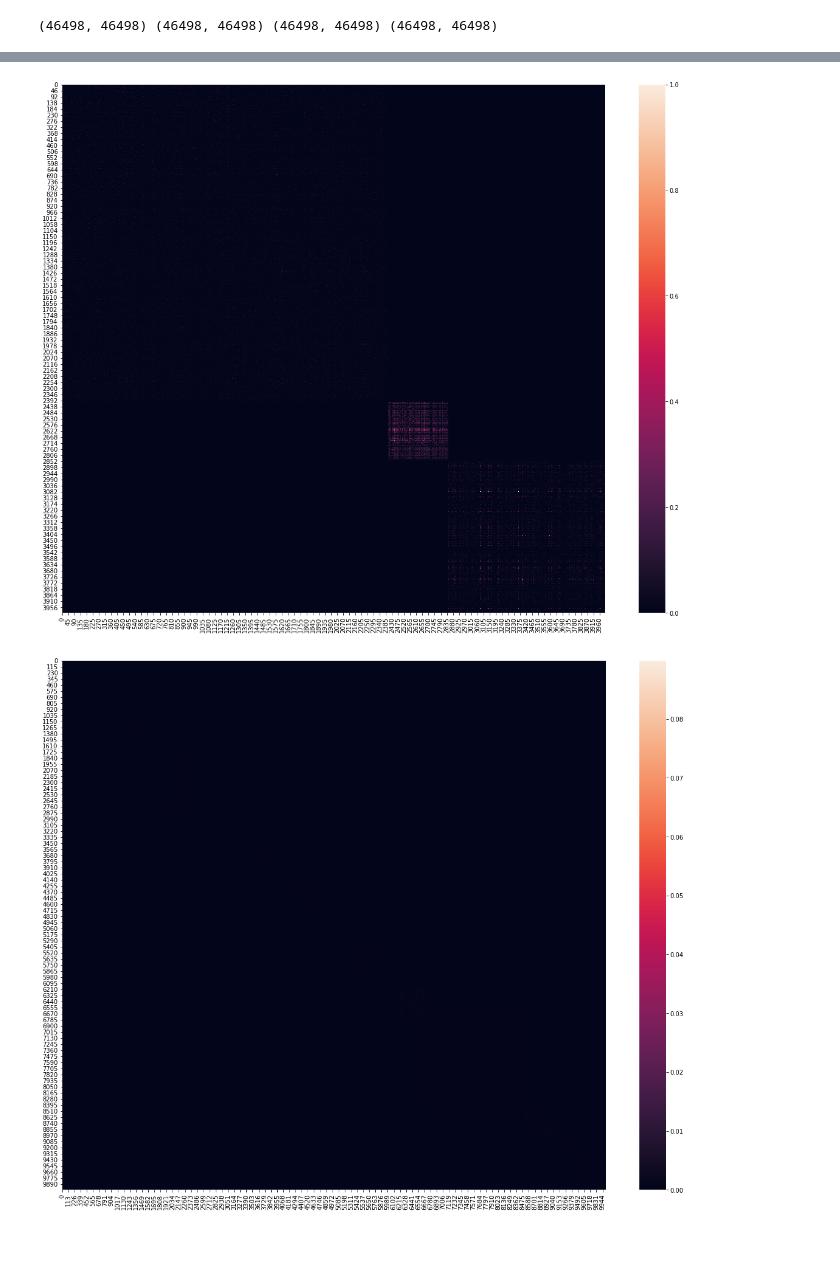
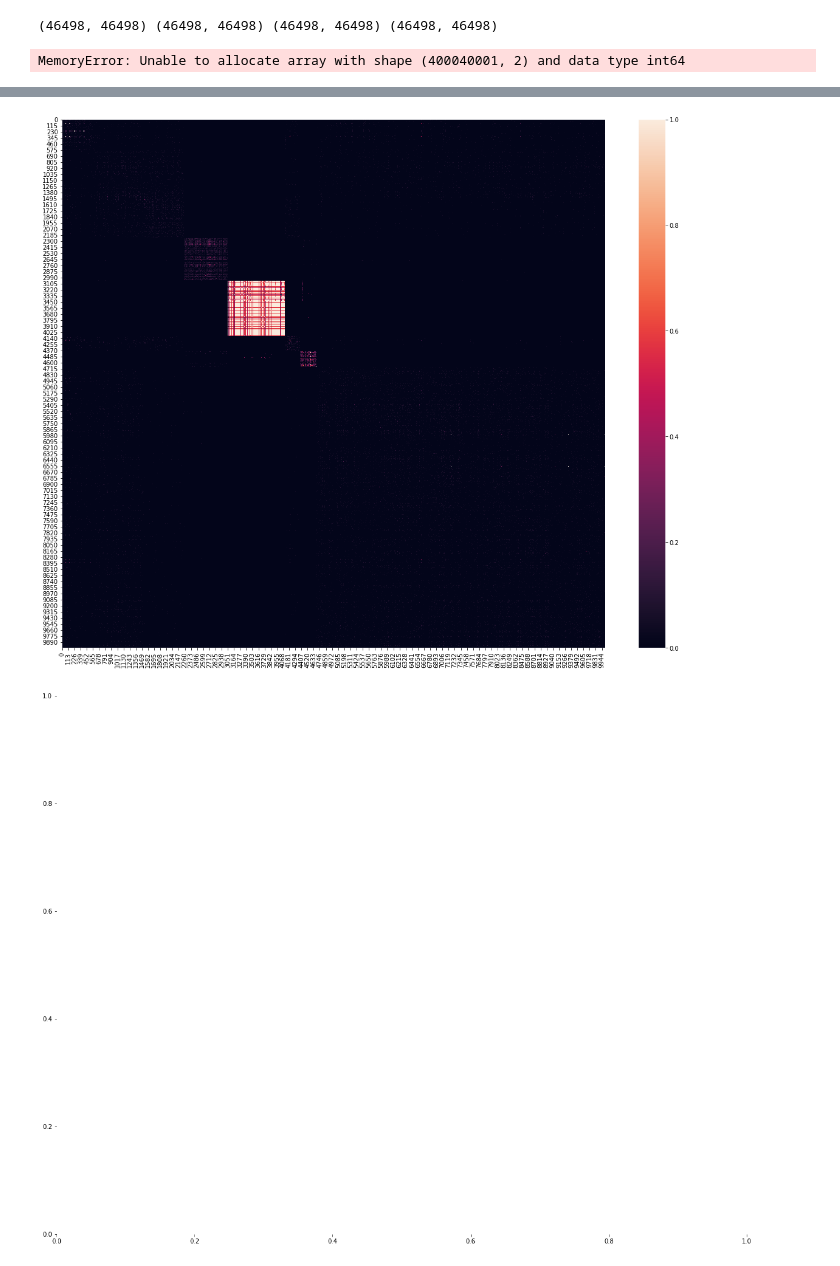
Before and after one commit to ashea2nd/VAE-EHR, a Jupyter notebook: experiments/200306_spectral_analysis/spectral_analysis.ipynb, the cells around one changed output, grey strips where cells are left out. Saved outputs shown, nothing was run; the diff lists cells and outputs as text; code cells hidden in the pictures.

```diff
--- a/experiments/200306_spectral_analysis/spectral_analysis.ipynb
+++ b/experiments/200306_spectral_analysis/spectral_analysis.ipynb
@@ -32,8 +32,8 @@ D_mc = pickle.load(open("./data/D_mc_mknn_K{}_CSR.p".format(k_neighbors), "rb"))
 D_inv_sqrt = pickle.load(open("./data/D_mknn_inv_sqrt_K{}_CSR.p".format(k_neighbors), "rb"))
 D_mc_inv_sqrt = pickle.load(open("./data/D_mc_mknn_inv_sqrt_K{}_CSR.p".format(k_neighbors), "rb"))
 
-L = pickle.load(open("./data/L_mknn_CLEANED_K{}_CSR.p".format(k_neighbors), "rb"))
-L_mc = pickle.load(open("./data/L_mc_mknn_CLEANED_K{}_CSR.p".format(k_neighbors), "rb"))
+L = pickle.load(open("./../../../large_data_files/L_mknn_CLEANED_K{}_CSR.p".format(k_neighbors), "rb"))
+L_mc = pickle.load(open("./../../../large_data_files/L_mc_mknn_CLEANED_K{}_CSR.p".format(k_neighbors), "rb"))
 
 L_evals = pickle.load(open("./data/L_evals50_K{}.p".format(k_neighbors), "rb"))
 L_evecs = pickle.load(open("./data/L_evecs50_K{}.p".format(k_neighbors), 'rb'))
@@ -67,9 +106,10 @@ def get_Y(evecs, drop_k_evecs = 1, keep_top_k_evecs = 5):
     Y_top_k = X_top_k / evecs_lengths_top_k[:, None]
     return Y_top_k
 
-keep_k_evecs=20
-Y = get_Y(L_evecs, drop_k_evecs=2, keep_top_k_evecs=keep_k_evecs)
-Y_mc = get_Y(L_mc_evecs, drop_k_evecs=2, keep_top_k_evecs=keep_k_evecs)
+keep_k_evecs=8
+drop_k_evecs=2
+Y = get_Y(L_evecs, drop_k_evecs=drop_k_evecs, keep_top_k_evecs=keep_k_evecs)
+Y_mc = get_Y(L_mc_evecs, drop_k_evecs=drop_k_evecs, keep_top_k_evecs=keep_k_evecs)
 
 print(Y.shape, Y_mc.shape)
 # %% [output]
@@ -79,11 +119,11 @@ visualizer = Visualizer()
 lc=100
 
 try:
-    Y_umap_2d = pickle.load(open("./data/Y_umap_2d_K{}_topkevecs{}_lc{}.p".format(k_neighbors, keep_k_evecs, lc), 'rb'))
-    Y_umap_3d = pickle.load(open("./data/Y_umap_3d_K{}_topkevecs{}_lc{}.p".format(k_neighbors, keep_k_evecs, lc), 'rb'))
+    Y_umap_2d = pickle.load(open("./data/Y_umap_2d_K{}_topkevecs{}_drop{}_lc{}.p".format(k_neighbors, keep_k_evecs, drop_k_evecs, lc), 'rb'))
+    Y_umap_3d = pickle.load(open("./data/Y_umap_3d_K{}_topkevecs{}_drop{}_lc{}.p".format(k_neighbors, keep_k_evecs, drop_k_evecs, lc), 'rb'))
 
-    Y_mc_umap_2d = pickle.load(open("./data/Y_umap_2d_mc_K{}_topkevecs{}_lc{}.p".format(k_neighbors, keep_k_evecs, lc), 'rb'))
-    Y_mc_umap_3d = pickle.load(open("./data/Y_umap_3d_mc_K{}_topkevecs{}_lc{}.p".format(k_neighbors, keep_k_evecs, lc), 'rb'))
+    Y_mc_umap_2d = pickle.load(open("./data/Y_umap_2d_mc_K{}_topkevecs{}_drop{}_lc{}.p".format(k_neighbors, keep_k_evecs, drop_k_evecs, lc), 'rb'))
+    Y_mc_umap_3d = pickle.load(open("./data/Y_umap_3d_mc_K{}_topkevecs{}_drop{}_lc{}.p".format(k_neighbors, keep_k_evecs, drop_k_evecs, lc), 'rb'))
 except FileNotFoundError:
     print("Error: 1 or more umap files not found")
     Y_umap_2d = visualizer.umap_embedding(Y, n_components=2, lc=lc)
@@ -92,8 +132,8 @@ except FileNotFoundError:
     Y_mc_umap_2d = visualizer.umap_embedding(Y_mc, n_components=2, lc=lc)
     Y_mc_umap_3d = visualizer.umap_embedding(Y_mc, n_components=3, lc=lc)
 
-    pickle.dump(Y_umap_2d, open("./data/Y_umap_2d_K{}_topkevecs{}_lc{}.p".format(k_neighbors, keep_k_evecs, lc), 'wb'))
-    pickle.dump(Y_umap_3d, open("./data/Y_umap_3d_K{}_topkevecs{}_lc{}.p".format(k_neighbors, keep_k_evecs, lc), 'wb'))
+    pickle.dump(Y_umap_2d, open("./data/Y_umap_2d_K{}_topkevecs{}_drop{}_lc{}.p".format(k_neighbors, keep_k_evecs, drop_k_evecs, lc), 'wb'))
+    pickle.dump(Y_umap_3d, open("./data/Y_umap_3d_K{}_topkevecs{}_drop{}_lc{}.p".format(k_neighbors, keep_k_evecs, drop_k_evecs, lc), 'wb'))
 
-    pickle.dump(Y_mc_umap_2d, open("./data/Y_umap_2d_mc_K{}_topkevecs{}_lc{}.p".format(k_neighbors, keep_k_evecs, lc), 'wb'))
-    pickle.dump(Y_mc_umap_3d, open("./data/Y_umap_3d_mc_K{}_topkevecs{}_lc{}.p".format(k_neighbors, keep_k_evecs, lc), 'wb'))
+    pickle.dump(Y_mc_umap_2d, open("./data/Y_umap_2d_mc_K{}_topkevecs{}_drop{}_lc{}.p".format(k_neighbors, keep_k_evecs, drop_k_evecs, lc), 'wb'))
+    pickle.dump(Y_mc_umap_3d, open("./data/Y_umap_3d_mc_K{}_topkevecs{}_drop{}_lc{}.p".format(k_neighbors, keep_k_evecs, drop_k_evecs, lc), 'wb'))
@@ -101,8 +143,8 @@ except FileNotFoundError:
 knn_clusters = 50
 
 try:
-    Y_cluster_labels = pickle.load(open("./data/cluster_labels_K{}_knn{}_topkevecs{}.p".format(k_neighbors, knn_clusters, keep_k_evecs), 'rb'))
-    Y_mc_cluster_labels = pickle.load(open("./data/cluster_labels_mc_K{}_knn{}_topkevecs{}.p".format(k_neighbors, knn_clusters, keep_k_evecs), 'rb'))
+    Y_cluster_labels = pickle.load(open("./data/cluster_labels_K{}_knn{}_topkevecs{}_drop{}.p".format(k_neighbors, knn_clusters, keep_k_evecs, drop_k_evecs), 'rb'))
+    Y_mc_cluster_labels = pickle.load(open("./data/cluster_labels_mc_K{}_knn{}_topkevecs{}_drop{}.p".format(k_neighbors, knn_clusters, keep_k_evecs, drop_k_evecs), 'rb'))
 except FileNotFoundError:
     print("running Kmeans")
 
@@ -112,8 +154,8 @@ except FileNotFoundError:
     Y_cluster_labels = Y_kmeans.labels_
     Y_mc_cluster_labels = Y_mc_kmeans.labels_
 
-    pickle.dump(Y_cluster_labels, open("./data/cluster_labels_K{}_knn{}_topkevecs{}.p".format(k_neighbors, knn_clusters, keep_k_evecs), "wb"))
-    pickle.dump(Y_mc_cluster_labels, open("./data/cluster_labels_mc_K{}_knn{}_topkevecs{}.p".format(k_neighbors, knn_clusters, keep_k_evecs), "wb"))
+    pickle.dump(Y_cluster_labels, open("./data/cluster_labels_K{}_knn{}_topkevecs{}_drop{}.p".format(k_neighbors, knn_clusters, keep_k_evecs, drop_k_evecs), "wb"))
+    pickle.dump(Y_mc_cluster_labels, open("./data/cluster_labels_mc_K{}_knn{}_topkevecs{}_drop{}.p".format(k_neighbors, knn_clusters, keep_k_evecs, drop_k_evecs), "wb"))
 
     print("Cluster labels:", np.unique(Y_cluster_labels))
 
@@ -177,7 +224,7 @@ print(L_sorted.shape, A_sorted.shape, L_mc_sorted.shape, A_mc_sorted.shape)
 (46498, 46498) (46498, 46498) (46498, 46498) (46498, 46498)
 # %%
 # sns.heatmap(L_sorted[:100, :100].toarray())
-plot_dims = [500, 4000, 10000]
+plot_dims = [4000, 10000, 20000]
 plot_vars = [L_sorted, L_mc_sorted, A_sorted, A_mc_sorted]
 plot_var_names = ['L_sorted', 'L_mc_sorted', 'A_sorted', 'A_mc_sorted']
 for dim in plot_dims:
@@ -189,3 +236,4 @@ for dim in plot_dims:
         sns.heatmap((var[:dim, :dim]).toarray())
         plt.savefig("./figures/heatmap_{}_knn{}_kevecs{}_{}x{}.png".format(varname, knn_clusters, keep_k_evecs, dim, dim))
 # %% [output]
+MemoryError: Unable to allocate array with shape (400040001, 2) and data type int64
@@ -199,2 +247,2 @@ for dim in plot_dims:
-[figure, old version]
+[figure, new version]
-[figure, old version]
+[figure, new version]
```
Also changed, not shown: parts of 7 cells of this notebook, 18 other files.
